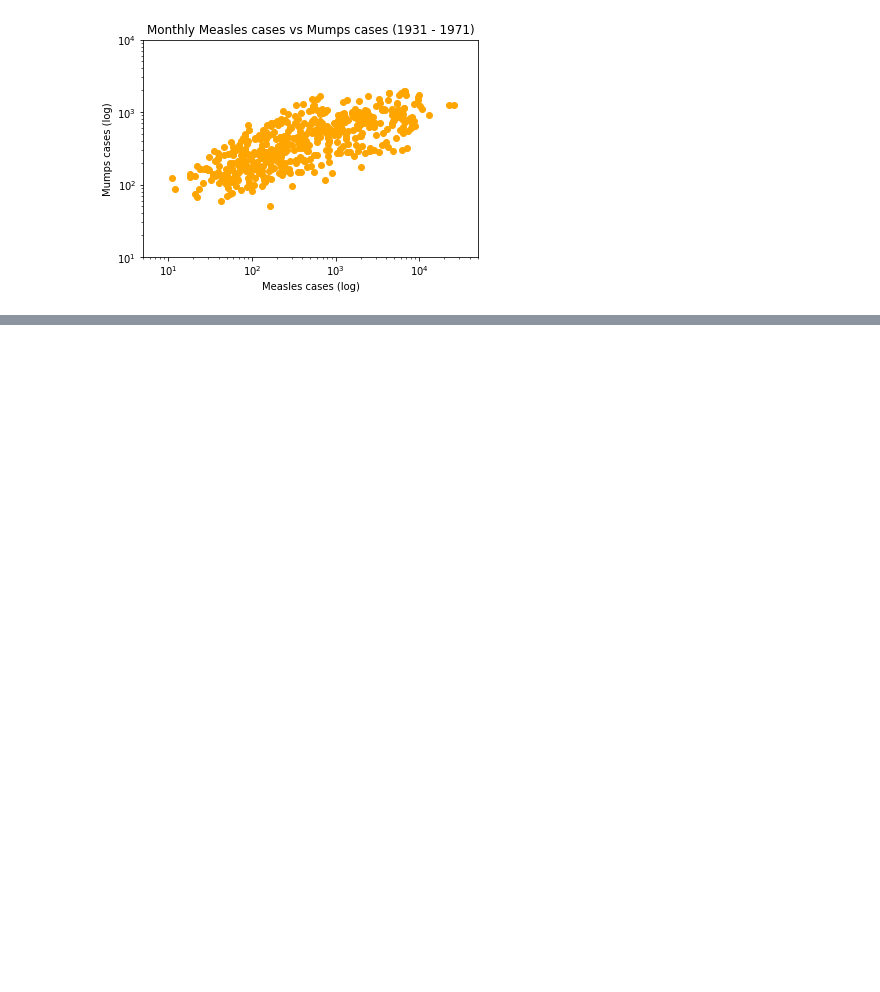
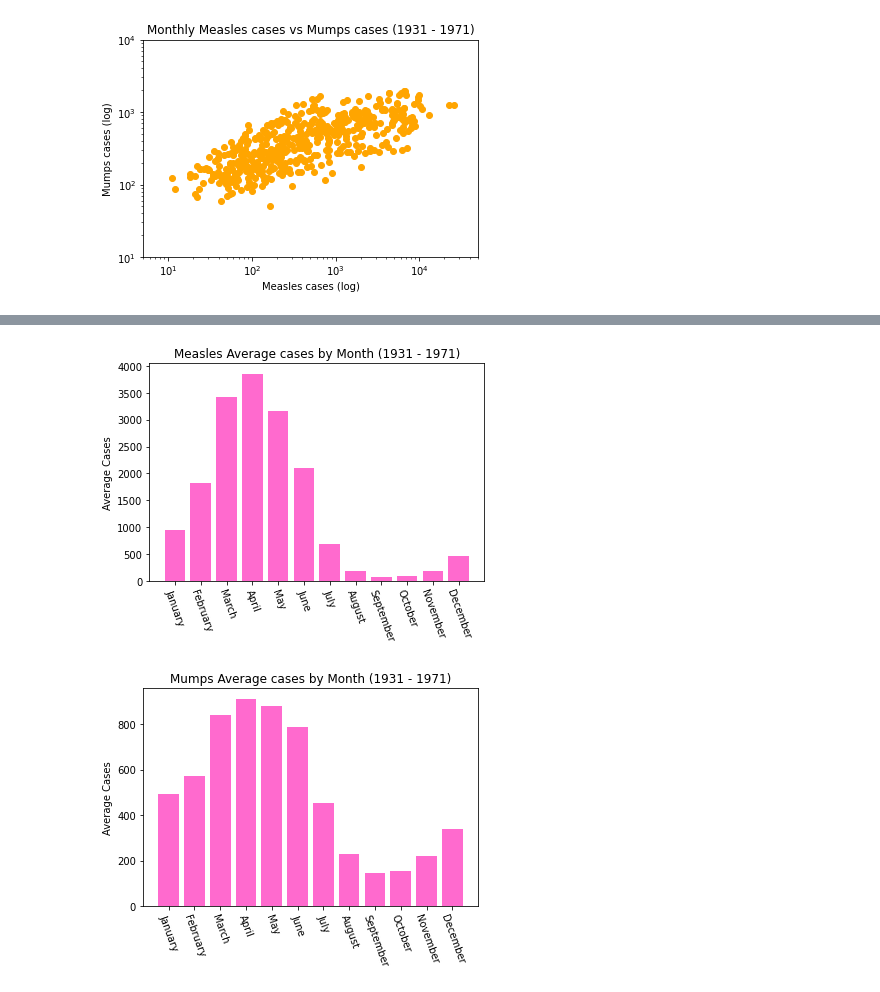
Before and after one commit to michaelchapa/dataVisualization_NewYork_AirborneDiseases, a Jupyter notebook: dataVisualization_NewYork_InfectiousDiseases.ipynb, the cells around one changed output, grey strips where cells are left out. Cells and saved outputs as stored; diff of their text form; code cells hidden in the pictures; blank space fills up the shorter version.

```diff
--- a/dataVisualization_NewYork_InfectiousDiseases.ipynb
+++ b/dataVisualization_NewYork_InfectiousDiseases.ipynb
@@ -131,0 +113,18 @@ plot_Scatter_Cases_Versus(measles, mumps, ['Measles', 'Mumps'])
+# %%
+def plot_Bar_Cases_Month(disease, name):
+    months = disease.columns.values
+    monthAvgs = disease.mean()
+
+    plt.figure()
+    plt.title(name + ' Average cases by Month (1931 - 1971)')
+    plt.ylabel('Average Cases')
+    plt.bar(months, monthAvgs, color = '#FF6ACE')
+    plt.xticks(months, rotation = -70)
+    plt.show()
+
+#%% Average number of mumps cases for each month of the year
+plot_Bar_Cases_Month(measles, 'Measles')
+plot_Bar_Cases_Month(mumps, 'Mumps')
+# %% [output]
+[figure, added]
+[figure, added]
```
Also changed, not shown: parts of 11 cells of this notebook.
